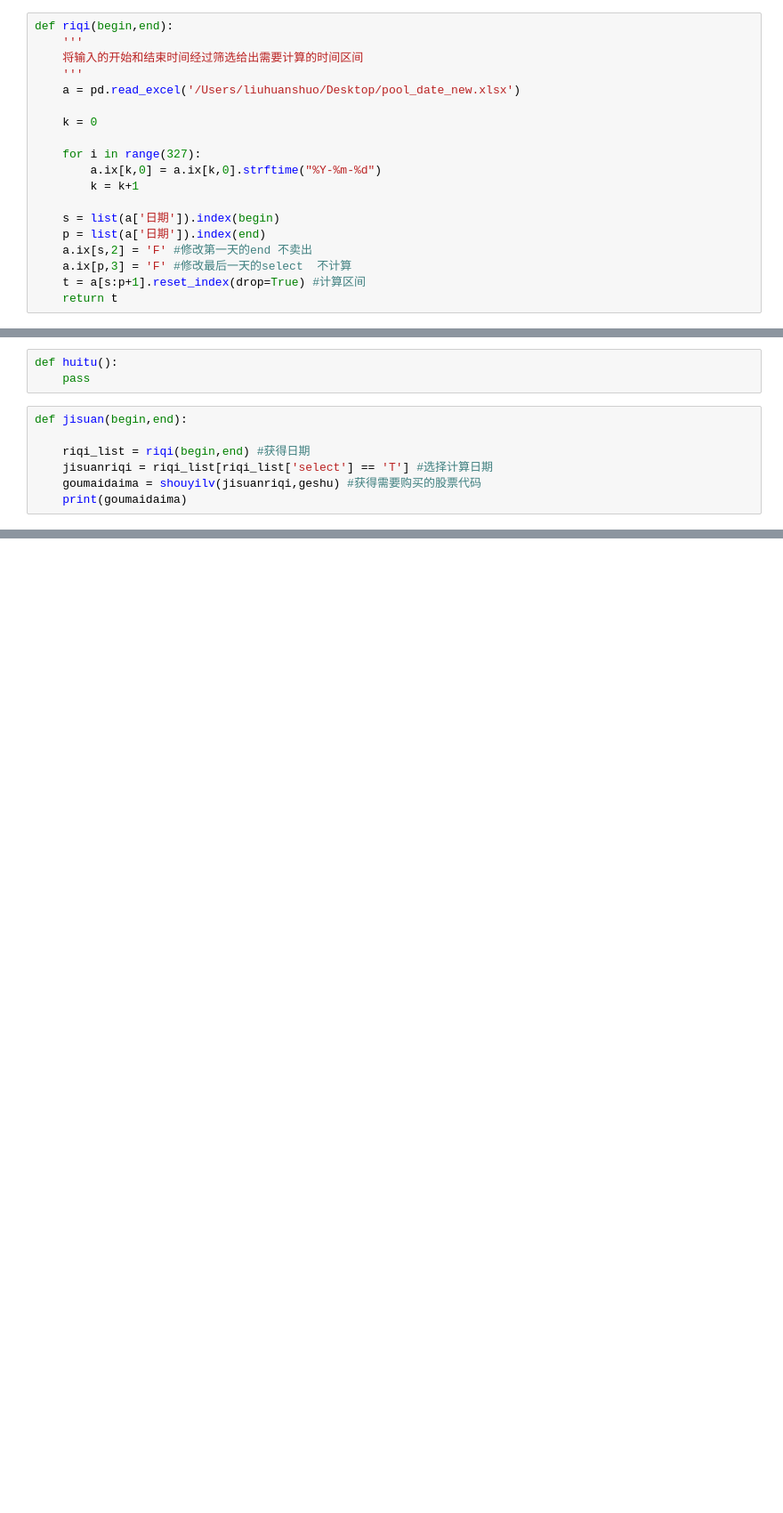
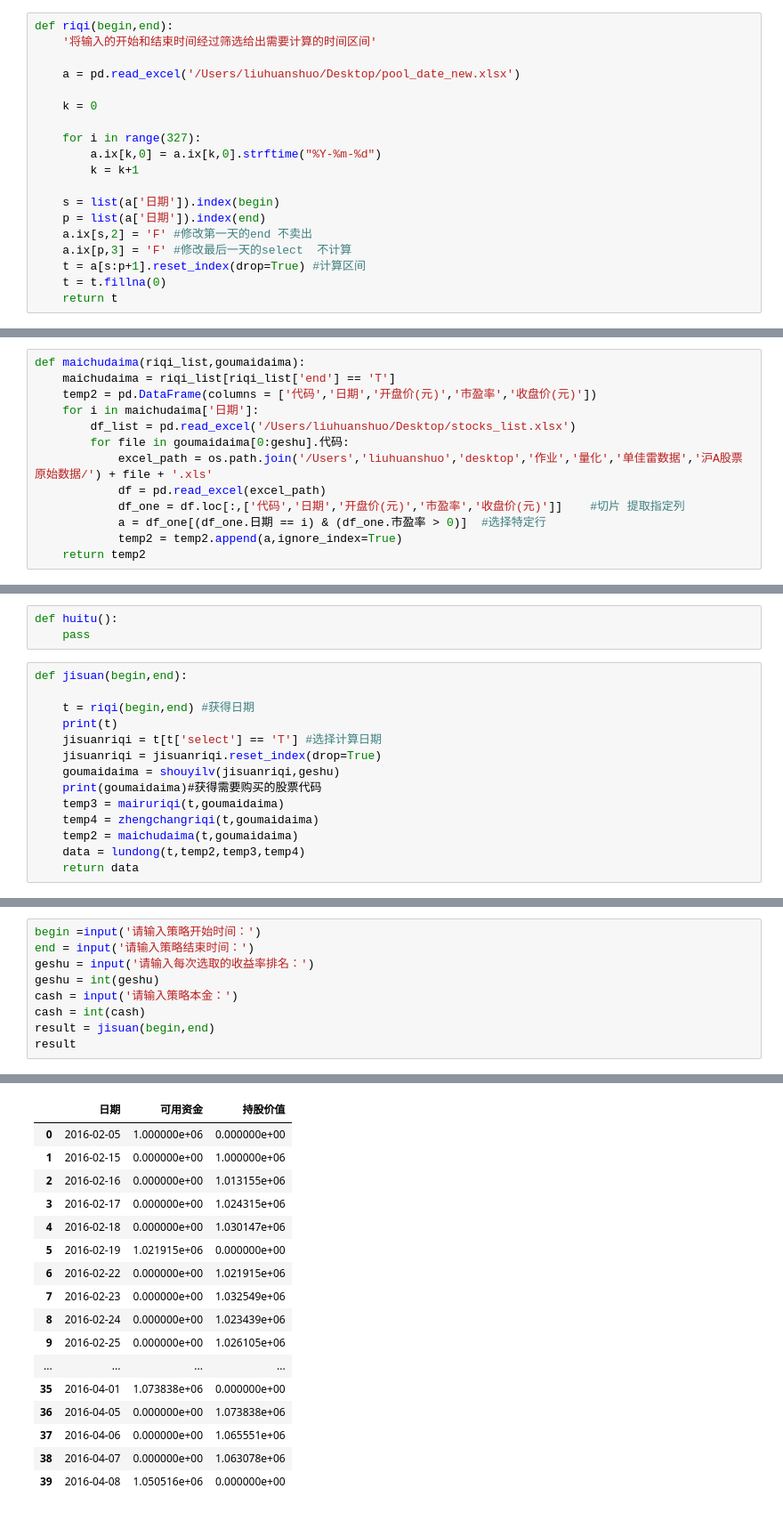
Before and after one commit to lxj0276/huanshuo, a Jupyter notebook: 量化投资/rolling/rolling_liu.ipynb, the cells around one changed output, grey strips where cells are left out. Shown at 89% size. Saved outputs shown, nothing was run; the diff lists cells and outputs as text; blank space fills up the shorter version.

```diff
--- a/量化投资/rolling/rolling_liu.ipynb
+++ b/量化投资/rolling/rolling_liu.ipynb
@@ -12,8 +13,7 @@ import os
 # %%
 def riqi(begin,end):
-    '''
-    将输入的开始和结束时间经过筛选给出需要计算的时间区间
-    '''
+    '将输入的开始和结束时间经过筛选给出需要计算的时间区间'
+
     a = pd.read_excel('/Users/liuhuanshuo/Desktop/pool_date_new.xlsx')
 
     k = 0
@@ -27,6 +27,7 @@ def riqi(begin,end):
     a.ix[s,2] = 'F' #修改第一天的end 不卖出
     a.ix[p,3] = 'F' #修改最后一天的select  不计算
     t = a[s:p+1].reset_index(drop=True) #计算区间
+    t = t.fillna(0)
     return t
 # %%
 def shouyilv(jisuanriqi,geshu):
@@ -57,0 +79,13 @@ def jiaoyi():
+# %%
+def maichudaima(riqi_list,goumaidaima):
+    maichudaima = riqi_list[riqi_list['end'] == 'T']
+    temp2 = pd.DataFrame(columns = ['代码','日期','开盘价(元)','市盈率','收盘价(元)'])
+    for i in maichudaima['日期']:
+        df_list = pd.read_excel('/Users/liuhuanshuo/Desktop/stocks_list.xlsx')
+        for file in goumaidaima[0:geshu].代码:
+            excel_path = os.path.join('/Users','liuhuanshuo','desktop','作业','量化','单佳雷数据','沪A股票原始数据/') + file + '.xls'
+            df = pd.read_excel(excel_path)
+            df_one = df.loc[:,['代码','日期','开盘价(元)','市盈率','收盘价(元)']]    #切片 提取指定列
+            a = df_one[(df_one.日期 == i) & (df_one.市盈率 > 0)]  #选择特定行
+            temp2 = temp2.append(a,ignore_index=True)
+    return temp2
@@ -61,7 +153,14 @@ def huitu():
 # %%
 def jisuan(begin,end):
 
-    riqi_list = riqi(begin,end) #获得日期
-    jisuanriqi = riqi_list[riqi_list['select'] == 'T'] #选择计算日期
-    goumaidaima = shouyilv(jisuanriqi,geshu) #获得需要购买的股票代码
-    print(goumaidaima)
+    t = riqi(begin,end) #获得日期
+    print(t)
+    jisuanriqi = t[t['select'] == 'T'] #选择计算日期
+    jisuanriqi = jisuanriqi.reset_index(drop=True)
+    goumaidaima = shouyilv(jisuanriqi,geshu)
+    print(goumaidaima)#获得需要购买的股票代码
+    temp3 = mairuriqi(t,goumaidaima)
+    temp4 = zhengchangriqi(t,goumaidaima)
+    temp2 = maichudaima(t,goumaidaima)
+    data = lundong(t,temp2,temp3,temp4)
+    return data
@@ -97,0 +167,10 @@ WARNING *** OLE2 inconsistency: SSCS size is 0 but SSAT size is non-zero
+# %%
+begin =input('请输入策略开始时间：')
+end = input('请输入策略结束时间：')
+geshu = input('请输入每次选取的收益率排名：')
+geshu = int(geshu)
+cash = input('请输入策略本金：')
+cash = int(cash)
+result = jisuan(begin,end)
+result
+# %% [output]
@@ -97,0 +222,17 @@ WARNING *** OLE2 inconsistency: SSCS size is 0 but SSAT size is non-zero
+|  | 日期 | 可用资金 | 持股价值 |
+| 0 | 2016-02-05 | 1.000000e+06 | 0.000000e+00 |
+| 1 | 2016-02-15 | 0.000000e+00 | 1.000000e+06 |
+| 2 | 2016-02-16 | 0.000000e+00 | 1.013155e+06 |
+| 3 | 2016-02-17 | 0.000000e+00 | 1.024315e+06 |
+| 4 | 2016-02-18 | 0.000000e+00 | 1.030147e+06 |
+| 5 | 2016-02-19 | 1.021915e+06 | 0.000000e+00 |
+| 6 | 2016-02-22 | 0.000000e+00 | 1.021915e+06 |
+| 7 | 2016-02-23 | 0.000000e+00 | 1.032549e+06 |
+| 8 | 2016-02-24 | 0.000000e+00 | 1.023439e+06 |
+| 9 | 2016-02-25 | 0.000000e+00 | 1.026105e+06 |
+| ... | ... | ... | ... |
+| 35 | 2016-04-01 | 1.073838e+06 | 0.000000e+00 |
+| 36 | 2016-04-05 | 0.000000e+00 | 1.073838e+06 |
+| 37 | 2016-04-06 | 0.000000e+00 | 1.065551e+06 |
+| 38 | 2016-04-07 | 0.000000e+00 | 1.063078e+06 |
+| 39 | 2016-04-08 | 1.050516e+06 | 0.000000e+00 |
```
Also changed, not shown: parts of 10 cells of this notebook, 1 other file.
